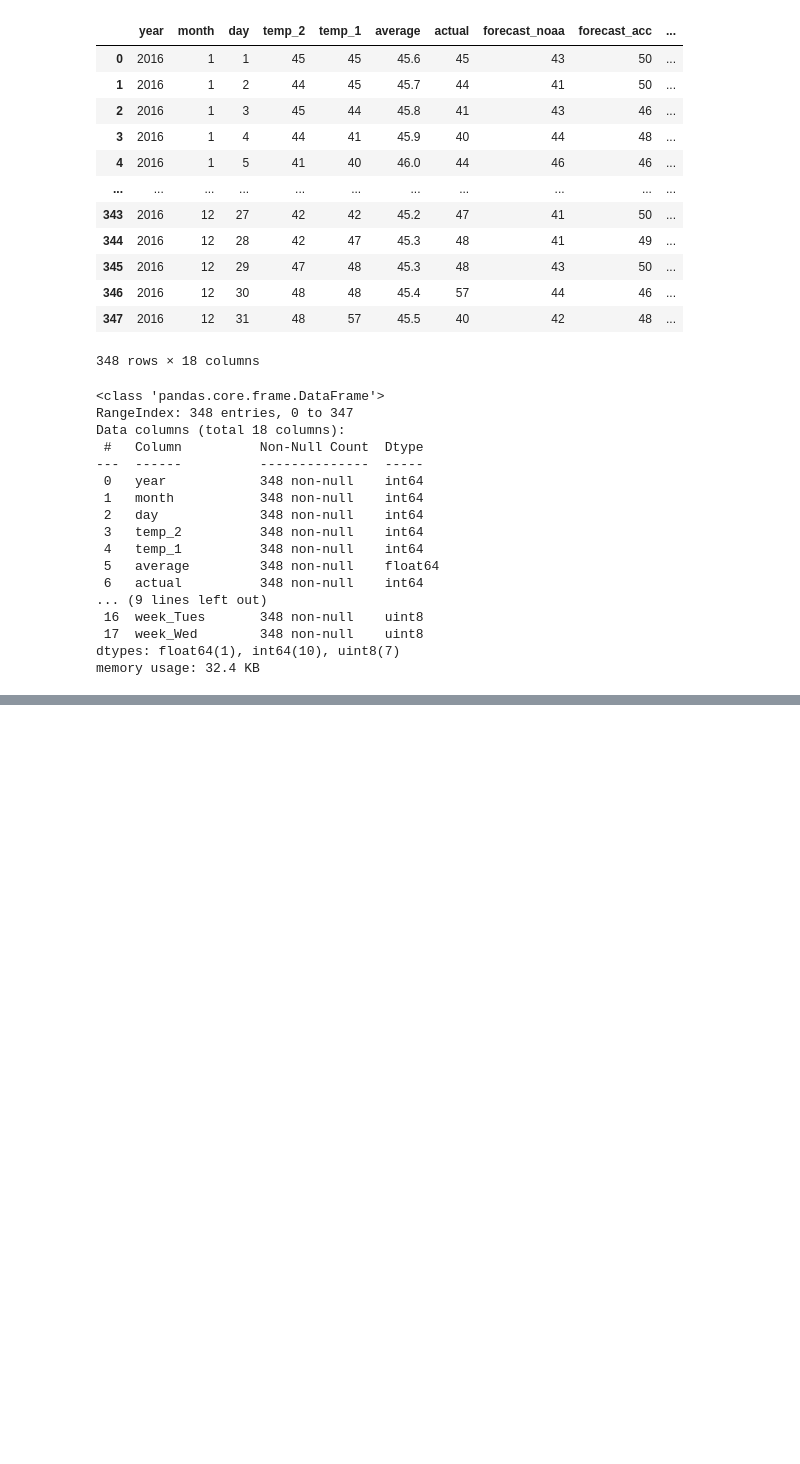
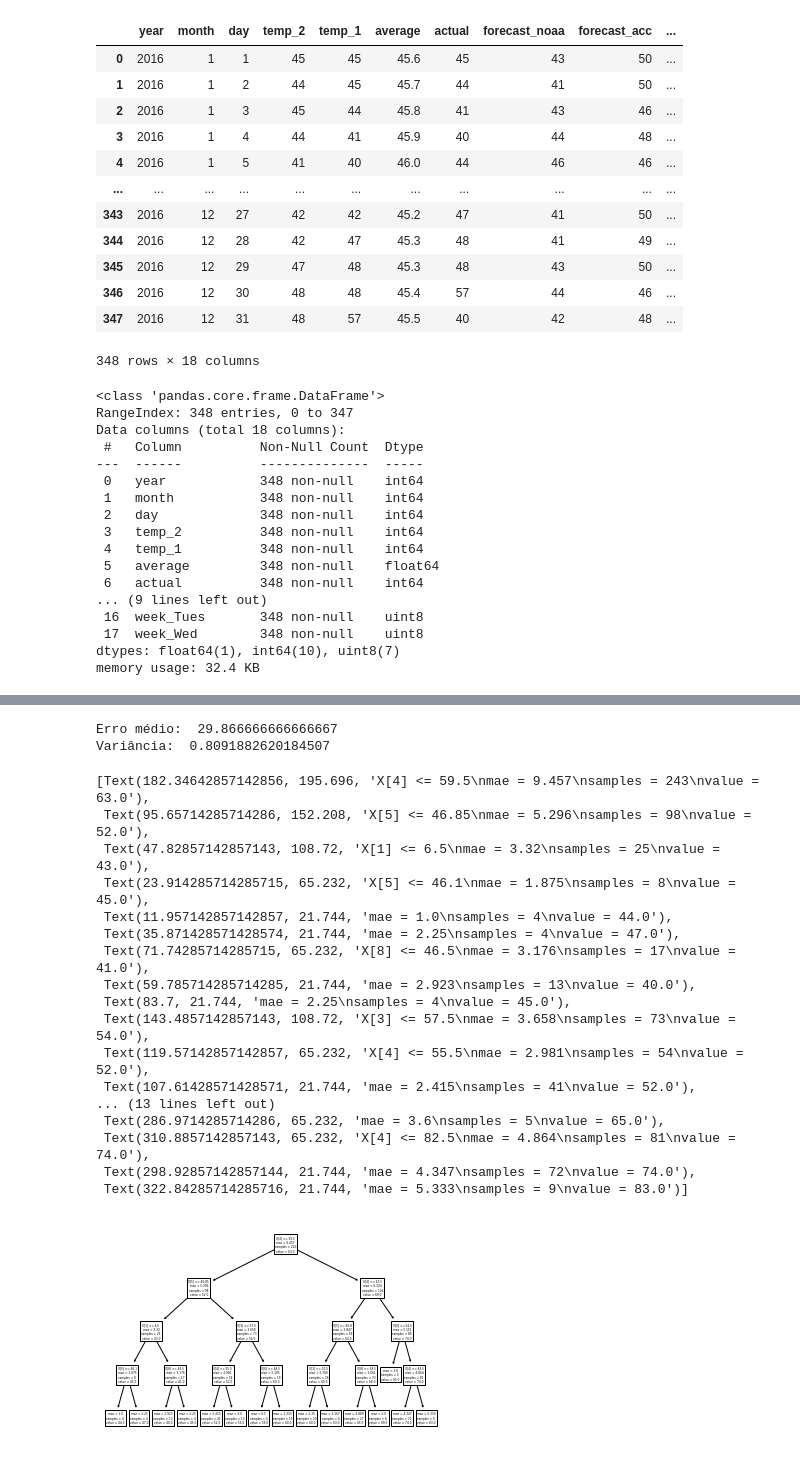
Before and after one commit to JVBravoo/Test_ML, a Jupyter notebook: arvore-decisao.ipynb, the cells around one changed output, grey strips where cells are left out. Saved outputs shown, nothing was run; the diff lists cells and outputs as text; code cells hidden in the pictures; blank space fills up the shorter version.

```diff
--- a/arvore-decisao.ipynb
+++ b/arvore-decisao.ipynb
@@ -174,7 +174,3 @@ x_train, x_test, y_train, y_test = train_test_split(x, y, test_size = 0.30, rand
 # Cria árvore para regressão
 
 model = DecisionTreeRegressor(random_state = 42)
-# %%
-# Cria a árvore baseada nos dados de treinamento
-
-model.fit(x_train, y_train)
@@ -191,12 +180,11 @@ DecisionTreeRegressor(ccp_alpha=0.0, criterion='mse', max_depth=None,
 
 
 lista_parametros = { 'criterion' : ['mse', 'friedman_mse', 'mae'],
-                    'max_depth' : [0, 1, 2, 3, 4, 5, None],
+                    'max_depth' : [1, 2, 3, 4, 5, None],
                     'max_features' : ['auto', 'sqrt', 'log2', None],
-                    'max_leaf_nodes' : [0, 1, 2, 3, 4, 5, None],
-                    'min_samples_leaf' : [0, 1, 2, 3, 4, 5], # Default = 1
-                    'min_samples_split' : [1, 2, 3, 4, 5], # Default = 2
-                    'presort'  :['deprecated'], # Default = deprecated. This parameter will be removed in v0.24.
+                    'max_leaf_nodes' : [2, 3, 4, 5, None],
+                    'min_samples_leaf' : [1, 2, 3, 4, 5], # Default = 1
+                    'min_samples_split' : [2, 3, 4, 5], # Default = 2
                    'splitter' : ['best', 'random']
                    }
 # Queria ter usado '=', por exemplo... criterion = 'mse', mas tive o seguinte erro
@@ -205,11 +193,7 @@ lista_parametros = { 'criterion' : ['mse', 'friedman_mse', 'mae'],
 from sklearn.model_selection import TimeSeriesSplit
 from sklearn.model_selection import GridSearchCV
 
-tss = TimeSeriesSplit(n_splits = 5)
+tss = TimeSeriesSplit(n_splits = 5, max_train_size = None)
 
 clf = GridSearchCV(model, param_grid = lista_parametros, cv = tss, n_jobs = -1)
 # Exhaustive search over specified parameter values for an estimator.
-
-clf_treino = clf.fit(x_train, y_train)
-
-print(clf_treino)
@@ -215,0 +225,37 @@ print(clf_treino)
+# %%
+# E avalie o resultado
+
+# from sklearn.metrics import classification_report
+# print(classification_report(y_test, clf.predict(x_test)))
+
+from sklearn.metrics import mean_squared_error
+from sklearn.metrics import r2_score
+
+print("Erro médio: ", mean_squared_error(y_test, prediction))
+print("Variância: ", r2_score(y_test, prediction))
+# %% [output]
+Erro médio:  29.866666666666667
+Variância:  0.8091882620184507
+# %%
+# 4. Exiba a árvore final em texto simples e como uma imagem
+
+tree.plot_tree(clf.best_estimator_)
+# %% [output]
+[Text(182.34642857142856, 195.696, 'X[4] <= 59.5\nmae = 9.457\nsamples = 243\nvalue = 63.0'),
+ Text(95.65714285714286, 152.208, 'X[5] <= 46.85\nmae = 5.296\nsamples = 98\nvalue = 52.0'),
+ Text(47.82857142857143, 108.72, 'X[1] <= 6.5\nmae = 3.32\nsamples = 25\nvalue = 43.0'),
+ Text(23.914285714285715, 65.232, 'X[5] <= 46.1\nmae = 1.875\nsamples = 8\nvalue = 45.0'),
+ Text(11.957142857142857, 21.744, 'mae = 1.0\nsamples = 4\nvalue = 44.0'),
+ Text(35.871428571428574, 21.744, 'mae = 2.25\nsamples = 4\nvalue = 47.0'),
+ Text(71.74285714285715, 65.232, 'X[8] <= 46.5\nmae = 3.176\nsamples = 17\nvalue = 41.0'),
+ Text(59.785714285714285, 21.744, 'mae = 2.923\nsamples = 13\nvalue = 40.0'),
+ Text(83.7, 21.744, 'mae = 2.25\nsamples = 4\nvalue = 45.0'),
+ Text(143.4857142857143, 108.72, 'X[3] <= 57.5\nmae = 3.658\nsamples = 73\nvalue = 54.0'),
+ Text(119.57142857142857, 65.232, 'X[4] <= 55.5\nmae = 2.981\nsamples = 54\nvalue = 52.0'),
+ Text(107.61428571428571, 21.744, 'mae = 2.415\nsamples = 41\nvalue = 52.0'),
+... (13 lines left out)
+ Text(286.9714285714286, 65.232, 'mae = 3.6\nsamples = 5\nvalue = 65.0'),
+ Text(310.8857142857143, 65.232, 'X[4] <= 82.5\nmae = 4.864\nsamples = 81\nvalue = 74.0'),
+ Text(298.92857142857144, 21.744, 'mae = 4.347\nsamples = 72\nvalue = 74.0'),
+ Text(322.84285714285716, 21.744, 'mae = 5.333\nsamples = 9\nvalue = 83.0')]
+[figure, added]
```
Also changed, not shown: parts of 4 cells of this notebook.
